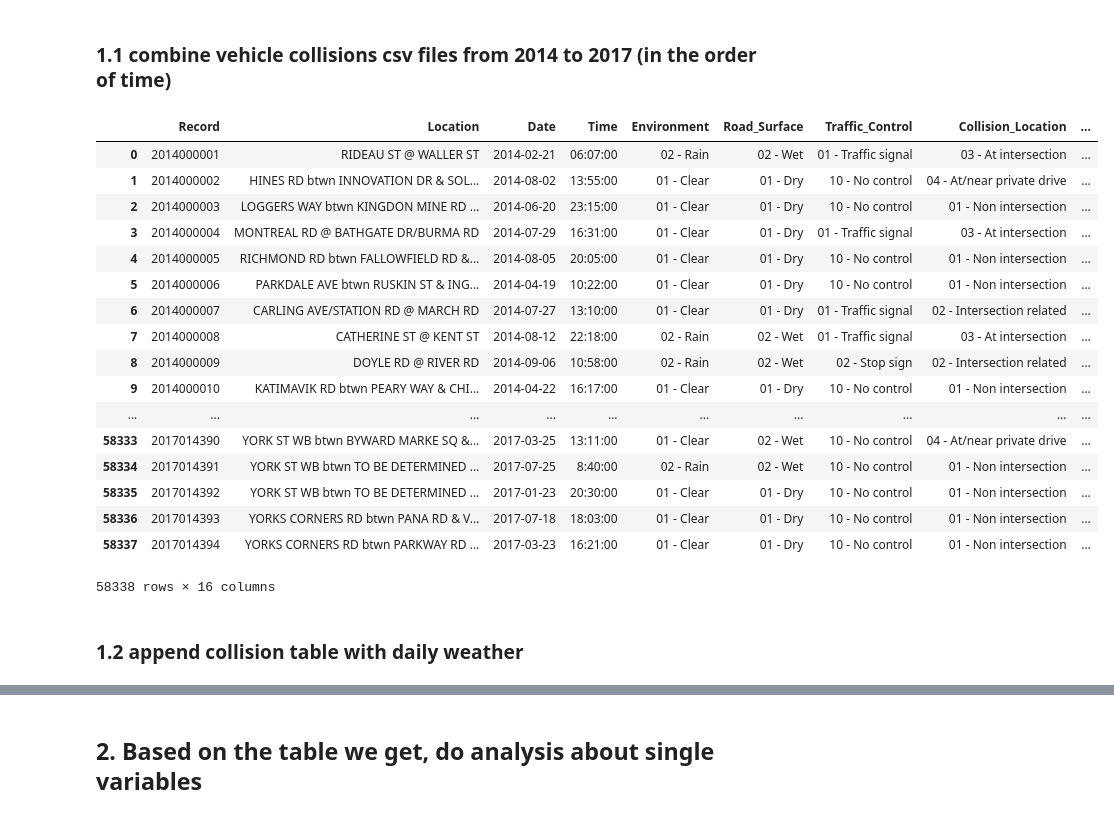
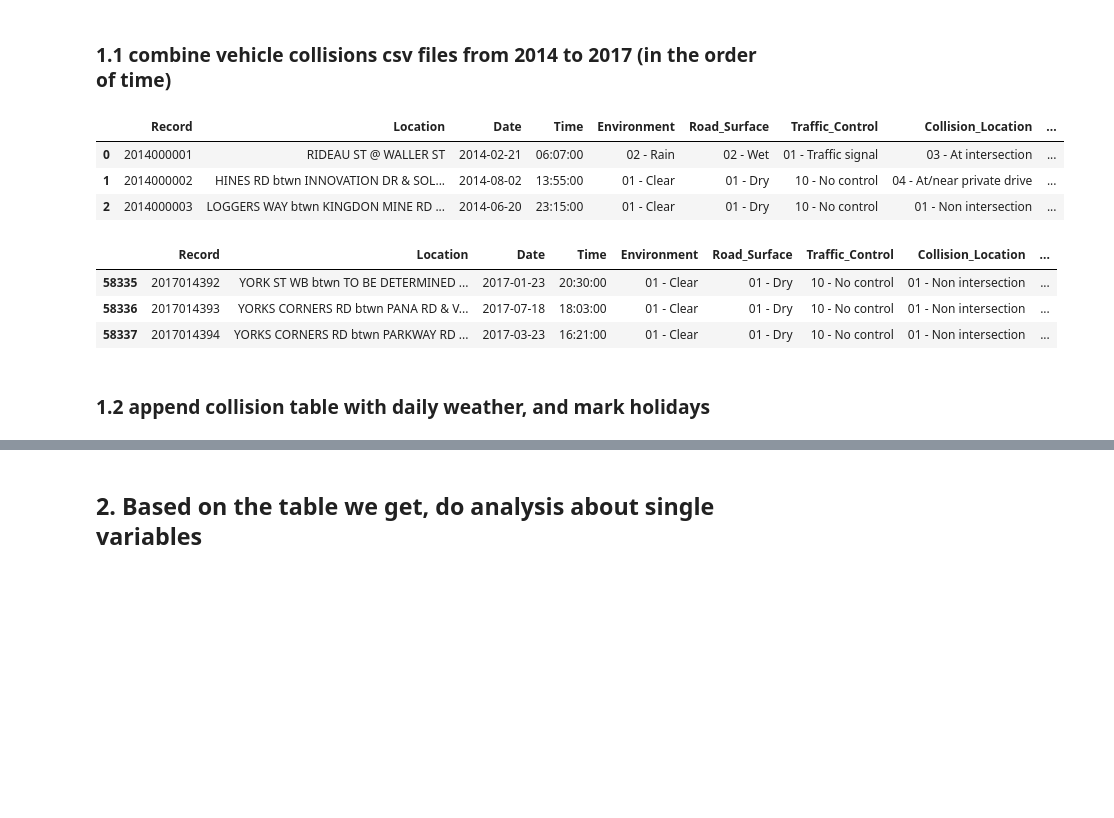
Before and after one commit to akiencore/collisionInOttawa2014to2017, a Jupyter notebook: HPIntegration_Analysis.ipynb, the cells around one changed output, grey strips where cells are left out. Cells and saved outputs as stored; diff of their text form; code cells hidden in the pictures; blank space fills up the shorter version.

```diff
--- a/HPIntegration_Analysis.ipynb
+++ b/HPIntegration_Analysis.ipynb
@@ -38,50 +58,43 @@ df_csv1417["Date"] = pd.to_datetime(df_csv1417["Date"])
 df_csv1417["Month"] = df_csv1417["Date"].apply(lambda x: x.month)
 
 def DayOfWeek(date):
     dw = date.weekday()
     rst = {
         0: 'T1_Mon',
         1: 'T2_Tue',
         2: 'T3_Wed',
         3: 'T4_Thu',
         4: 'T5_Fri',
         5: 'T6_Sat',
         6: 'T7_Sun'
     }[dw]
     return rst
 
 df_csv1417["Day_Of_Week"] = df_csv1417["Date"].apply(lambda x: DayOfWeek(x))
 
 df_csv1417["Environment"] = df_csv1417["Environment"].astype("category")
 df_csv1417["Road_Surface"] = df_csv1417["Road_Surface"].astype("category")
 df_csv1417["Traffic_Control"] = df_csv1417["Traffic_Control"].astype("category")
 df_csv1417["Collision_Location"] = df_csv1417["Collision_Location"].astype("category")
 df_csv1417["Light"] = df_csv1417["Light"].astype("category")
 df_csv1417["Collision_Classification"] = df_csv1417["Collision_Classification"].astype("category")
 df_csv1417["Impact_type"] = df_csv1417["Impact_type"].astype("category")
 
-df_csv1417
+df_csv1417.head(3)
 # %% [output]
 |  | Record | Location | Date | Time | Environment | Road_Surface | Traffic_Control | Collision_Location | ... |
 | 0 | 2014000001 | RIDEAU ST @ WALLER ST | 2014-02-21 | 06:07:00 | 02 - Rain | 02 - Wet | 01 - Traffic signal | 03 - At intersection | ... |
 | 1 | 2014000002 | HINES RD btwn INNOVATION DR & SOL... | 2014-08-02 | 13:55:00 | 01 - Clear | 01 - Dry | 10 - No control | 04 - At/near private drive | ... |
 | 2 | 2014000003 | LOGGERS WAY btwn KINGDON MINE RD ... | 2014-06-20 | 23:15:00 | 01 - Clear | 01 - Dry | 10 - No control | 01 - Non intersection | ... |
-| 3 | 2014000004 | MONTREAL RD @ BATHGATE DR/BURMA RD | 2014-07-29 | 16:31:00 | 01 - Clear | 01 - Dry | 01 - Traffic signal | 03 - At intersection | ... |
-| 4 | 2014000005 | RICHMOND RD btwn FALLOWFIELD RD &... | 2014-08-05 | 20:05:00 | 01 - Clear | 01 - Dry | 10 - No control | 01 - Non intersection | ... |
-| 5 | 2014000006 | PARKDALE AVE btwn RUSKIN ST & ING... | 2014-04-19 | 10:22:00 | 01 - Clear | 01 - Dry | 10 - No control | 01 - Non intersection | ... |
-| 6 | 2014000007 | CARLING AVE/STATION RD @ MARCH RD | 2014-07-27 | 13:10:00 | 01 - Clear | 01 - Dry | 01 - Traffic signal | 02 - Intersection related | ... |
-| 7 | 2014000008 | CATHERINE ST @ KENT ST | 2014-08-12 | 22:18:00 | 02 - Rain | 02 - Wet | 01 - Traffic signal | 03 - At intersection | ... |
-| 8 | 2014000009 | DOYLE RD @ RIVER RD | 2014-09-06 | 10:58:00 | 02 - Rain | 02 - Wet | 02 - Stop sign | 02 - Intersection related | ... |
-| 9 | 2014000010 | KATIMAVIK RD btwn PEARY WAY & CHI... | 2014-04-22 | 16:17:00 | 01 - Clear | 01 - Dry | 10 - No control | 01 - Non intersection | ... |
-| ... | ... | ... | ... | ... | ... | ... | ... | ... | ... |
-| 58333 | 2017014390 | YORK ST WB btwn BYWARD MARKE SQ &... | 2017-03-25 | 13:11:00 | 01 - Clear | 02 - Wet | 10 - No control | 04 - At/near private drive | ... |
-| 58334 | 2017014391 | YORK ST WB btwn TO BE DETERMINED ... | 2017-07-25 | 8:40:00 | 02 - Rain | 02 - Wet | 10 - No control | 01 - Non intersection | ... |
-| 58335 | 2017014392 | YORK ST WB btwn TO BE DETERMINED ... | 2017-01-23 | 20:30:00 | 01 - Clear | 01 - Dry | 10 - No control | 01 - Non intersection | ... |
-| 58336 | 2017014393 | YORKS CORNERS RD btwn PANA RD & V... | 2017-07-18 | 18:03:00 | 01 - Clear | 01 - Dry | 10 - No control | 01 - Non intersection | ... |
-| 58337 | 2017014394 | YORKS CORNERS RD btwn PARKWAY RD ... | 2017-03-23 | 16:21:00 | 01 - Clear | 01 - Dry | 10 - No control | 01 - Non intersection | ... |
-58338 rows × 16 columns
+# %%
+df_csv1417.tail(3)
+# %% [output]
+|  | Record | Location | Date | Time | Environment | Road_Surface | Traffic_Control | Collision_Location | ... |
+| 58335 | 2017014392 | YORK ST WB btwn TO BE DETERMINED ... | 2017-01-23 | 20:30:00 | 01 - Clear | 01 - Dry | 10 - No control | 01 - Non intersection | ... |
+| 58336 | 2017014393 | YORKS CORNERS RD btwn PANA RD & V... | 2017-07-18 | 18:03:00 | 01 - Clear | 01 - Dry | 10 - No control | 01 - Non intersection | ... |
+| 58337 | 2017014394 | YORKS CORNERS RD btwn PARKWAY RD ... | 2017-03-23 | 16:21:00 | 01 - Clear | 01 - Dry | 10 - No control | 01 - Non intersection | ... |
 # %% [markdown]
-### 1.2 append collision table with daily weather
+### 1.2 append collision table with daily weather, and mark holidays
 # %%
 wt1417 = pd.read_csv("weather1417.csv")
 
```
Also changed, not shown: parts of 23 cells of this notebook.
